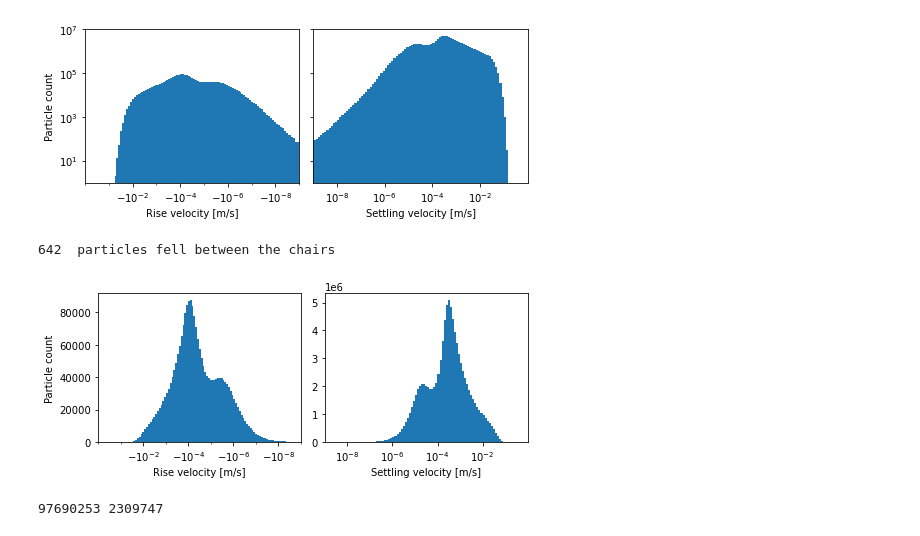
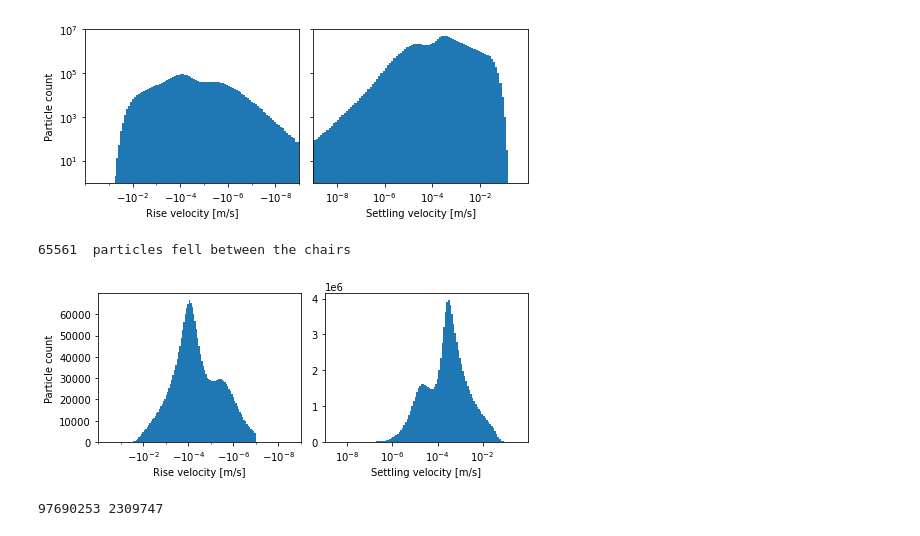
Before and after one commit to nordam/Eulerian-and-Lagrangian-methods, a Jupyter notebook: notebooks/Case2-Microplastics-SpeedDistribution.ipynb, the cells around one changed output. Saved outputs shown, nothing was run; the diff lists cells and outputs as text; code cells hidden in the pictures.

```diff
--- a/notebooks/Case2-Microplastics-SpeedDistribution.ipynb
+++ b/notebooks/Case2-Microplastics-SpeedDistribution.ipynb
@@ -40,3 +39,0 @@ Text(0, 0.5, 'Probability density')
-# %%
-rho = rvs_density(1000000)
-print(np.sum(rho < 0.975), np.sum(rho > 1.405))
@@ -114,7 +109,7 @@ bead_height = triang(c, loc = 0.36, scale = 0.64)
 film_width  = triang(c, loc = 0.1,   scale = 0.9)
 film_height = triang(c, loc = 0.001, scale = 0.099)
 foam_width  = triang(c, loc = 0.1,  scale = 0.9)
-foam_height = triang(c, loc = 0.01, scale = 0.99)Bet
+foam_height = triang(c, loc = 0.01, scale = 0.99)
 
 # Function to generate random samples of shapes
 def rvs_shape(N):
@@ -438,40 +433,40 @@ print(np.sum((v > -1e-9) & (v < 1e-9)), ' particles fell between the chairs')
 fig, ax = plt.subplots(ncols=2, figsize=(7,3))
 
 # Negative
-bins = -np.logspace(-9, -1, 100)[::-1]
+bins = -np.logspace(-7, -1, 100)[::-1]
 mids = -np.sqrt(bins[1:]*bins[:-1])
 wids = bins[1:] - bins[:-1]
 h, _ = np.histogram(v[v<0], bins=bins)
 
 ax[0].bar(mids, h, width=wids)
 ax[0].set_xscale('symlog', linthresh=1e-10)
 ax[0].set_xlim(-1e-0, -1e-9)
 ax[0].set_xticks([-1e-2, -1e-4, -1e-6, -1e-8])
 #ax[0].set_yscale('log')
 
 # Positive
-bins = np.logspace(-9, 0, 100)
+bins = np.logspace(-7, 0, 100)
 mids = np.sqrt(bins[1:]*bins[:-1])
 wids = bins[1:] - bins[:-1]
 h, _ = np.histogram(v[v>0], bins=bins)
 
 ax[1].bar(mids, h, width=wids)
 ax[1].set_xlim(1e-9, 1e-0)
 ax[1].set_xscale('log')
 ax[1].set_xticks([1e-8, 1e-6, 1e-4, 1e-2])
 #ax[1].set_yscale('log')
 
 ax[0].set_ylabel('Particle count')
 ax[0].set_xlabel('Rise velocity [m/s]')
 ax[1].set_xlabel('Settling velocity [m/s]')
 
 plt.tight_layout()
 plt.savefig('Case2_number_velocity_distribution.pdf')
 
-print(np.sum((v > -1e-9) & (v < 1e-9)), ' particles fell between the chairs')
+print(np.sum((v > -1e-7) & (v < 1e-7)), ' particles fell between the chairs')
 # %% [output]
-642  particles fell between the chairs
+65561  particles fell between the chairs
-[figure, old version]
+[figure, new version]
 # %%
 print(np.sum(v>0), np.sum(v<0))
 # %% [output]
```
Also changed, not shown: parts of 6 cells of this notebook, 7 other files.
